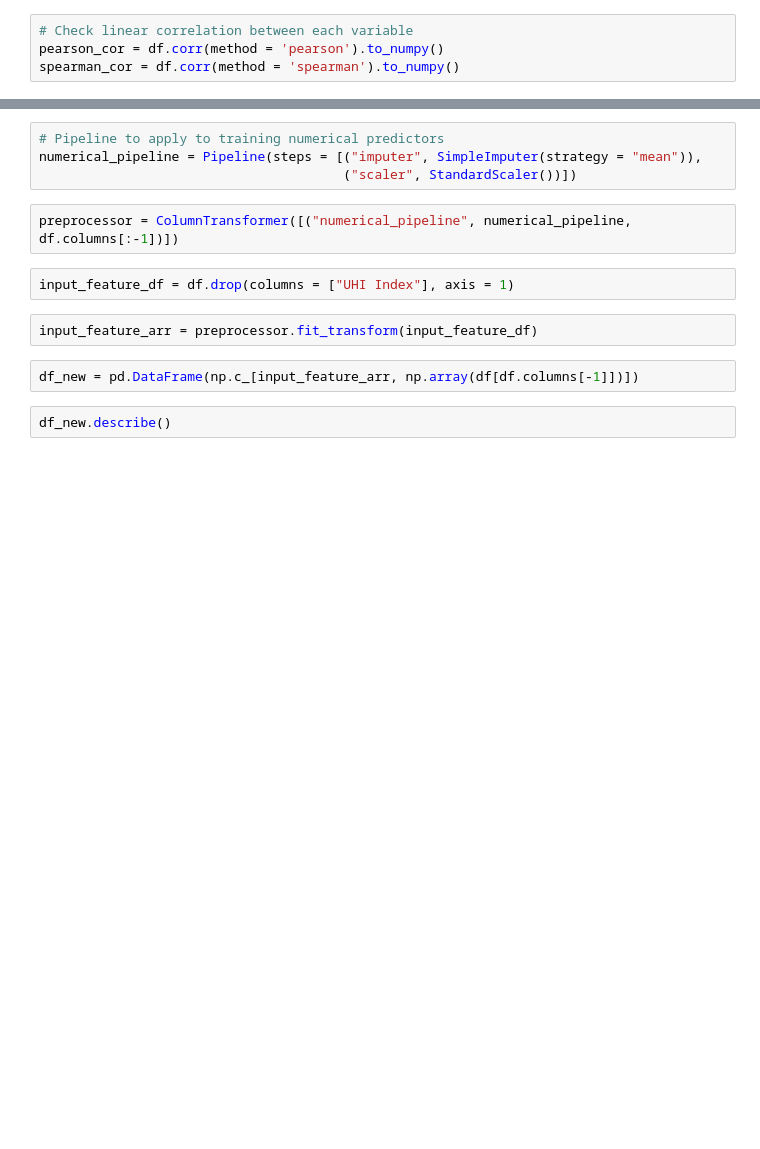
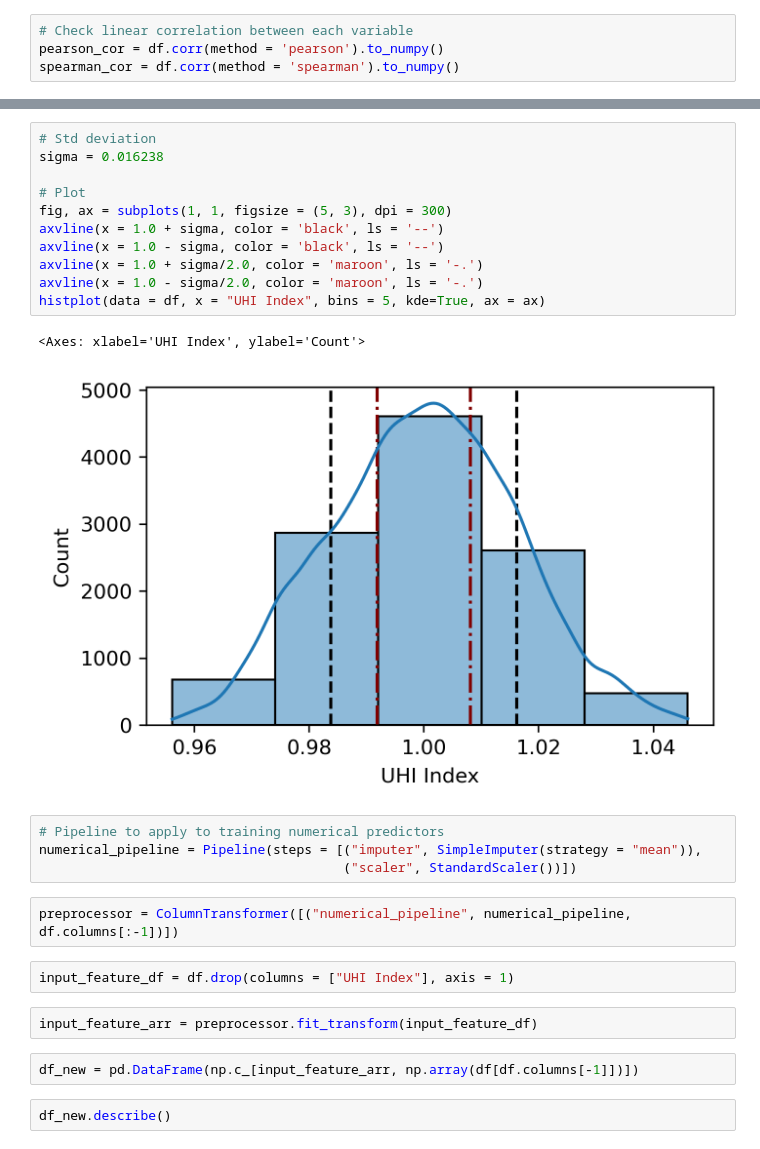
Before and after one commit to Santiq22/urban-heat-islands, a Jupyter notebook: notebooks/eda_final_dataset.ipynb, the cells around one changed output, grey strips where cells are left out. Drawn from its saved outputs; the diff is of its cells as text; blank space fills up the shorter version.

```diff
--- a/notebooks/eda_final_dataset.ipynb
+++ b/notebooks/eda_final_dataset.ipynb
@@ -150,5 +140,19 @@ sun_azimuth [deg]                   -0.042559
 UHI Index                            1.000000
 Name: UHI Index, dtype: float64
+# %%
+# Std deviation
+sigma = 0.016238
+
+# Plot
+fig, ax = subplots(1, 1, figsize = (5, 3), dpi = 300)
+axvline(x = 1.0 + sigma, color = 'black', ls = '--')
+axvline(x = 1.0 - sigma, color = 'black', ls = '--')
+axvline(x = 1.0 + sigma/2.0, color = 'maroon', ls = '-.')
+axvline(x = 1.0 - sigma/2.0, color = 'maroon', ls = '-.')
+histplot(data = df, x = "UHI Index", bins = 5, kde=True, ax = ax)
+# %% [output]
+<Axes: xlabel='UHI Index', ylabel='Count'>
+[figure, added]
 # %%
 # Pipeline to apply to training numerical predictors
 numerical_pipeline = Pipeline(steps = [("imputer", SimpleImputer(strategy = "mean")),
```
Also changed, not shown: parts of 9 cells of this notebook, 3 other files.
